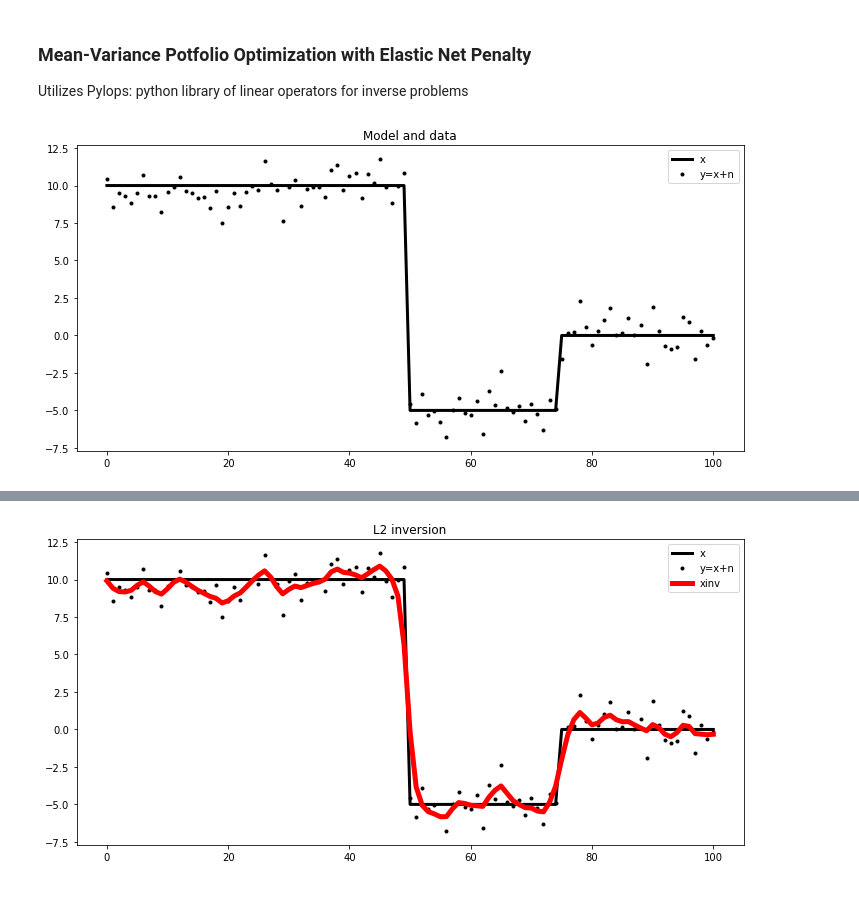
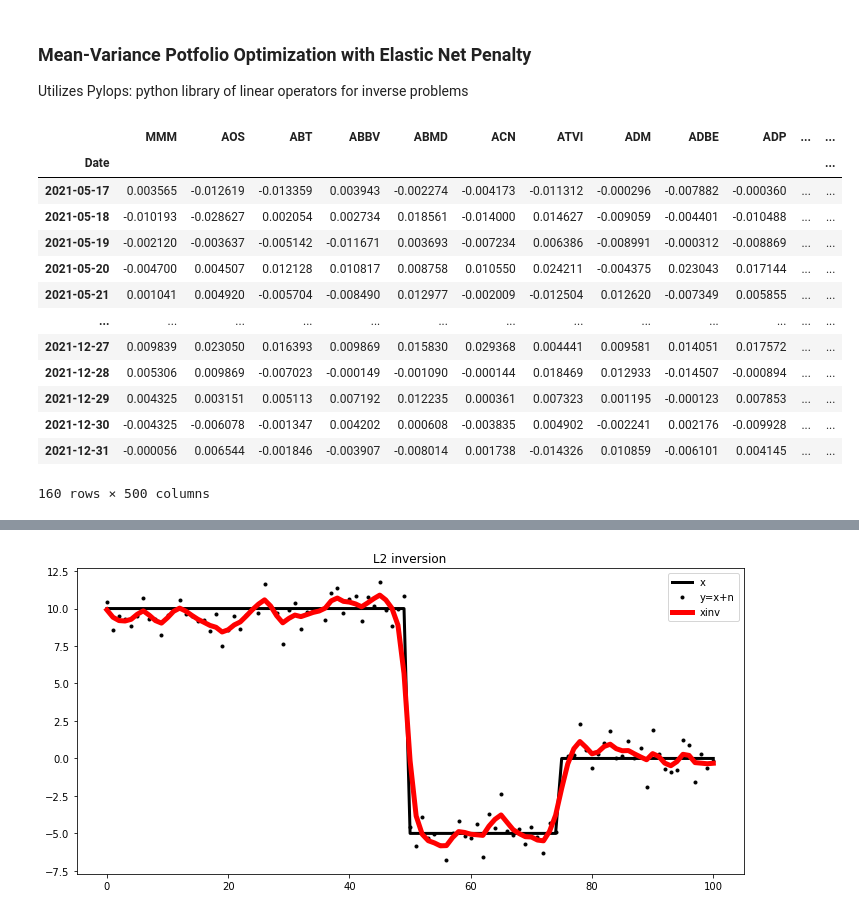
Before and after one commit to jasonbohne123/Split_Bregman_MPT, a Jupyter notebook: Split_Bregman_Portfolio.ipynb, the cells around one changed output, grey strips where cells are left out. Saved outputs shown, nothing was run; the diff lists cells and outputs as text; code cells hidden in the pictures.

```diff
--- a/Split_Bregman.ipynb
+++ b/Split_Bregman_Portfolio.ipynb
@@ -19,9 +10,22 @@ y = Iop * (x + n)
-# %%
-plt.figure(figsize=(10, 5))
-plt.plot(x, "k", lw=3, label="x")
-plt.plot(y, ".k", label="y=x+n")
-plt.legend()
-plt.title("Model and data")
-plt.tight_layout()
-# %% [output]
-[figure, removed]
+# %%
+equity_data=pd.read_csv('equity_data_2021.csv')
+equity_data.index=equity_data['Date']
+equity_data=equity_data.drop(columns=['Date'])
+
+returns=np.log(equity_data/equity_data.shift(1)).dropna()
+returns
+# %% [output]
+|  | MMM | AOS | ABT | ABBV | ABMD | ACN | ATVI | ADM | ADBE | ADP | ... | ... |
+| Date |  |  |  |  |  |  |  |  |  |  |  | ... |
+| 2021-05-17 | 0.003565 | -0.012619 | -0.013359 | 0.003943 | -0.002274 | -0.004173 | -0.011312 | -0.000296 | -0.007882 | -0.000360 | ... | ... |
+| 2021-05-18 | -0.010193 | -0.028627 | 0.002054 | 0.002734 | 0.018561 | -0.014000 | 0.014627 | -0.009059 | -0.004401 | -0.010488 | ... | ... |
+| 2021-05-19 | -0.002120 | -0.003637 | -0.005142 | -0.011671 | 0.003693 | -0.007234 | 0.006386 | -0.008991 | -0.000312 | -0.008869 | ... | ... |
+| 2021-05-20 | -0.004700 | 0.004507 | 0.012128 | 0.010817 | 0.008758 | 0.010550 | 0.024211 | -0.004375 | 0.023043 | 0.017144 | ... | ... |
+| 2021-05-21 | 0.001041 | 0.004920 | -0.005704 | -0.008490 | 0.012977 | -0.002009 | -0.012504 | 0.012620 | -0.007349 | 0.005855 | ... | ... |
+| ... | ... | ... | ... | ... | ... | ... | ... | ... | ... | ... | ... | ... |
+| 2021-12-27 | 0.009839 | 0.023050 | 0.016393 | 0.009869 | 0.015830 | 0.029368 | 0.004441 | 0.009581 | 0.014051 | 0.017572 | ... | ... |
+| 2021-12-28 | 0.005306 | 0.009869 | -0.007023 | -0.000149 | -0.001090 | -0.000144 | 0.018469 | 0.012933 | -0.014507 | -0.000894 | ... | ... |
+| 2021-12-29 | 0.004325 | 0.003151 | 0.005113 | 0.007192 | 0.012235 | 0.000361 | 0.007323 | 0.001195 | -0.000123 | 0.007853 | ... | ... |
+| 2021-12-30 | -0.004325 | -0.006078 | -0.001347 | 0.004202 | 0.000608 | -0.003835 | 0.004902 | -0.002241 | 0.002176 | -0.009928 | ... | ... |
+| 2021-12-31 | -0.000056 | 0.006544 | -0.001846 | -0.003907 | -0.008014 | 0.001738 | -0.014326 | 0.010859 | -0.006101 | 0.004145 | ... | ... |
+160 rows × 500 columns
```
Also changed, not shown: parts of 6 cells of this notebook.
